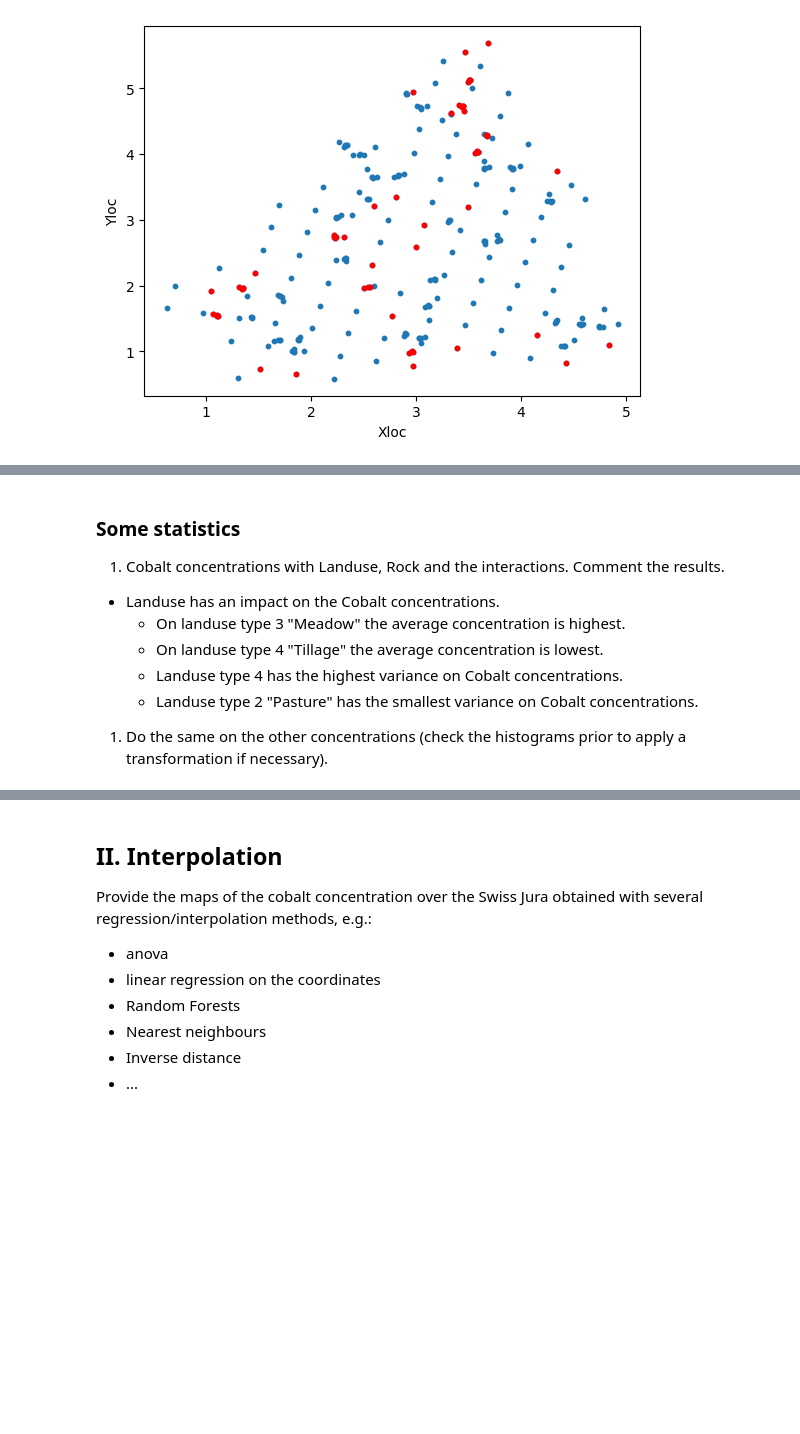
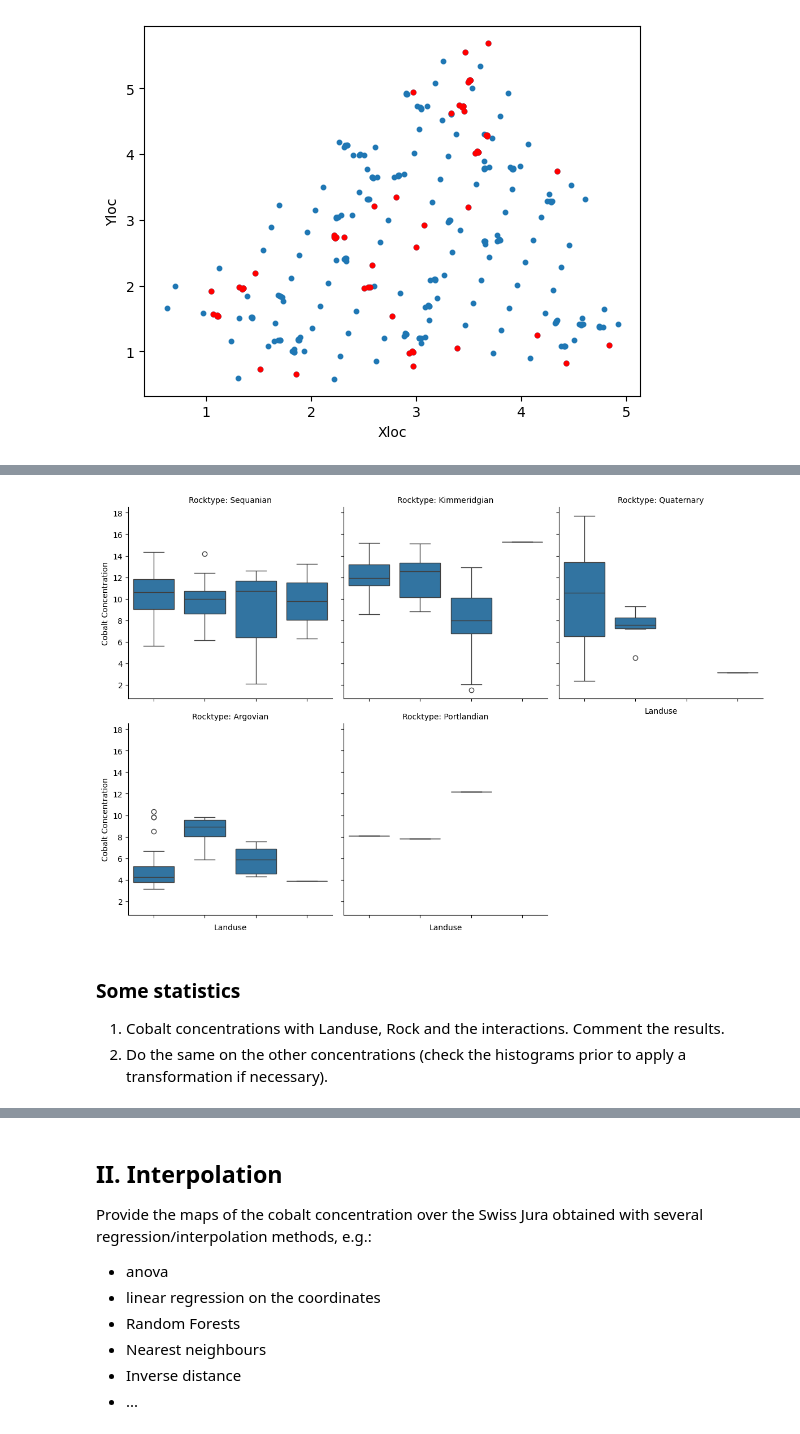
Before and after one commit to mickyrre/geostatistics_athens24, a Jupyter notebook: projet24.ipynb, the cells around one changed output, grey strips where cells are left out. Cells and saved outputs as stored; diff of their text form; code cells hidden in the pictures; blank space fills up the shorter version.

```diff
--- a/projet24.ipynb
+++ b/projet24.ipynb
@@ -204,12 +248,20 @@ plt.show()
+# %%
+# Plot showing the interaction between landuse and rocktype
+# Create a FacetGrid
+# Ensure 'Landuse' is a categorical column with the correct order
+fig = sns.FacetGrid(jura_all, col="Rock", col_wrap=3, height=4, sharey=True)
+fig.map(sns.boxplot, "Landuse", "Co", order=["Meadow", "Pasture", "Forest", "Tillage"])
+
+# Adjust plot labels
+fig.set_axis_labels("Landuse", "Cobalt Concentration")
+fig.set_titles(col_template="Rocktype: {col_name}")
+fig.set_xticklabels(rotation=90)  # Rotate x-axis labels
+fig.tight_layout()
+
+plt.show()
+# %% [output]
+[figure, added]
 # %% [markdown]
 ### Some statistics
 1. Cobalt concentrations with Landuse, Rock and the interactions. Comment the results.
-- Landuse has an impact on the Cobalt concentrations.
-  - On landuse type 3 "Meadow" the average concentration is highest.
-  - On landuse type 4 "Tillage" the average concentration is lowest.
-  - Landuse type 4 has the highest variance on Cobalt concentrations.
-  - Landuse type 2 "Pasture" has the smallest variance on Cobalt concentrations.
-
-
-
-1. Do the same on the other concentrations (check the histograms prior to apply a transformation if necessary).
+2. Do the same on the other concentrations (check the histograms prior to apply a transformation if necessary).
```
Also changed, not shown: parts of 27 cells of this notebook, 2 other files.
